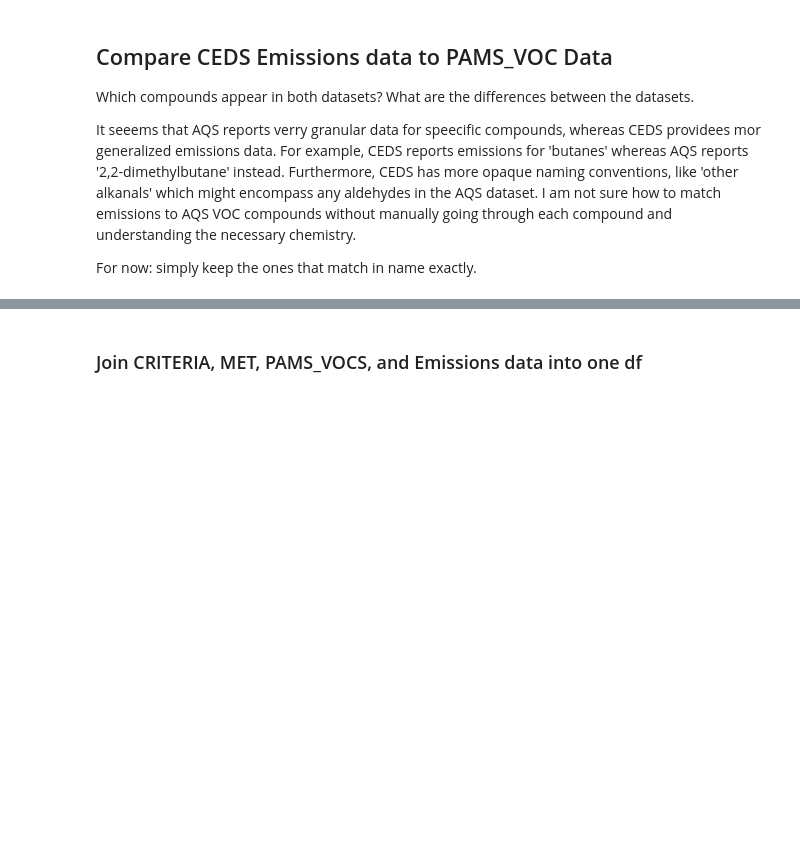
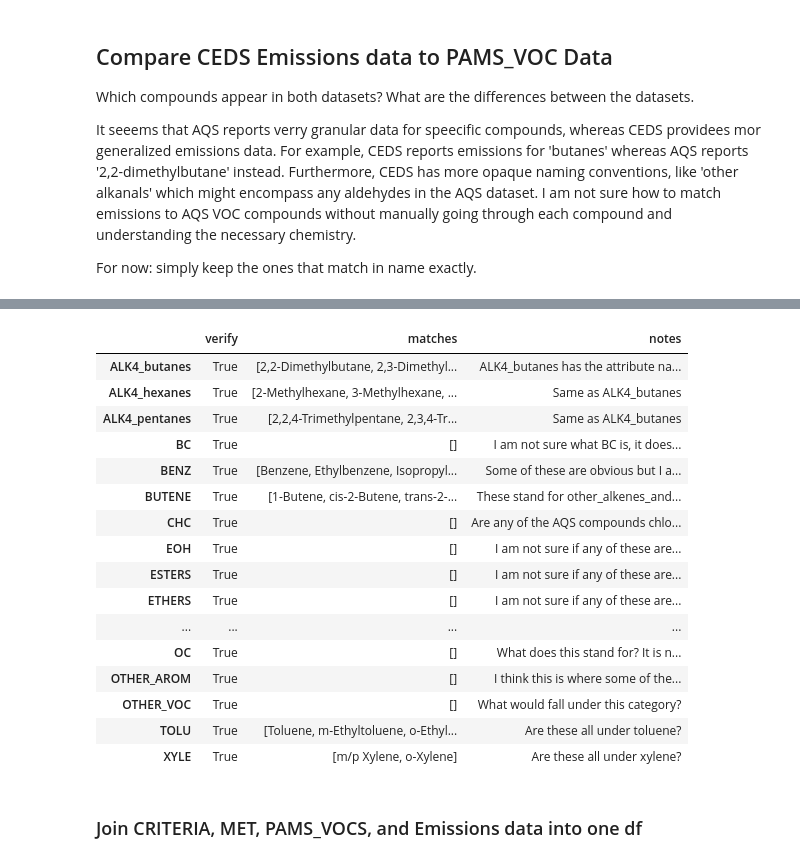
Before and after one commit to Tcintra/chem150, a Jupyter notebook: lab_notebook.ipynb, the cells around one changed output, grey strips where cells are left out. Cells and saved outputs as stored; diff of their text form; code cells hidden in the pictures; blank space fills up the shorter version.

```diff
--- a/lab_notebook.ipynb
+++ b/lab_notebook.ipynb
@@ -318,0 +350,6 @@ Matching compounds:
+# %%
+matched = []
+for k in ceds_aqs_map:
+    matched += ceds_aqs_map[k]['matches']
+unmatched = [x for x in vocs if x not in matched]
+unmatched
@@ -319,3 +407,24 @@ Matching compounds:
+# %%
+ambiguous = {k : v for k,v in ceds_aqs_map.items() if v['verify'] == True}
+pd.DataFrame(ambiguous).T
+# %% [output]
+|  | verify | matches | notes |
+| ALK4_butanes | True | [2,2-Dimethylbutane, 2,3-Dimethyl... | ALK4_butanes has the attribute na... |
+| ALK4_hexanes | True | [2-Methylhexane, 3-Methylhexane, ... | Same as ALK4_butanes |
+| ALK4_pentanes | True | [2,2,4-Trimethylpentane, 2,3,4-Tr... | Same as ALK4_butanes |
+| BC | True | [] | I am not sure what BC is, it does... |
+| BENZ | True | [Benzene, Ethylbenzene, Isopropyl... | Some of these are obvious but I a... |
+| BUTENE | True | [1-Butene, cis-2-Butene, trans-2-... | These stand for other_alkenes_and... |
+| CHC | True | [] | Are any of the AQS compounds chlo... |
+| EOH | True | [] | I am not sure if any of these are... |
+| ESTERS | True | [] | I am not sure if any of these are... |
+| ETHERS | True | [] | I am not sure if any of these are... |
+| ... | ... | ... | ... |
+| OC | True | [] | What does this stand for? It is n... |
+| OTHER_AROM | True | [] | I think this is where some of the... |
+| OTHER_VOC | True | [] | What would fall under this category? |
+| TOLU | True | [Toluene, m-Ethyltoluene, o-Ethyl... | Are these all under toluene? |
+| XYLE | True | [m/p Xylene, o-Xylene] | Are these all under xylene? |
 # %% [markdown]
 ### Join CRITERIA, MET, PAMS_VOCS, and Emissions data into one df
 # %%
```
Also changed, not shown: parts of 11 cells of this notebook, 2 other files.
